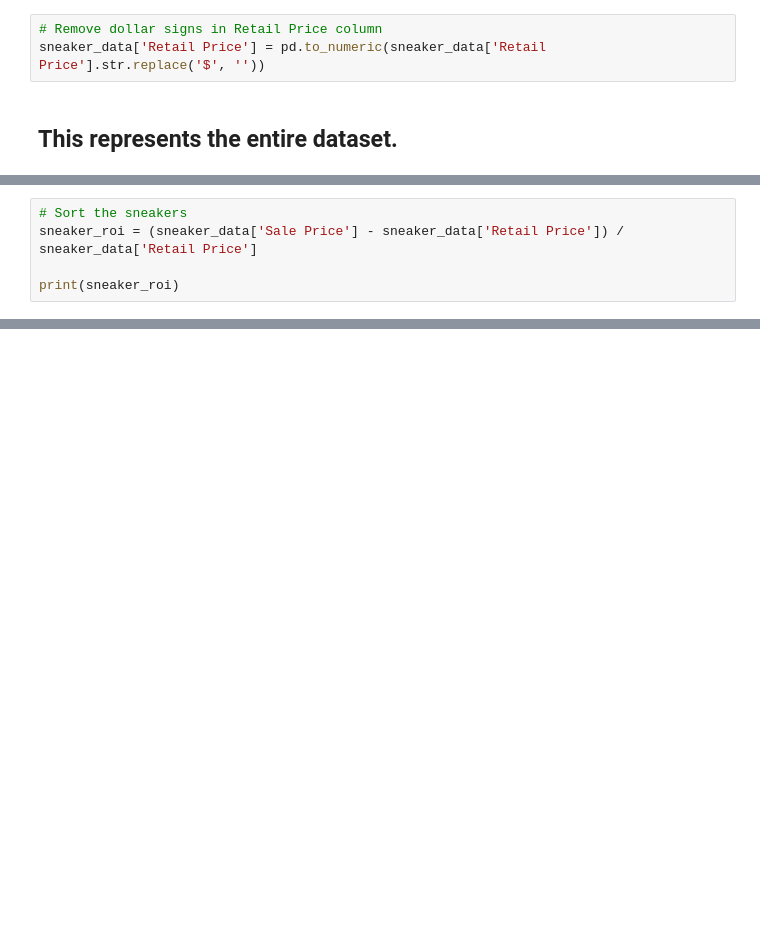
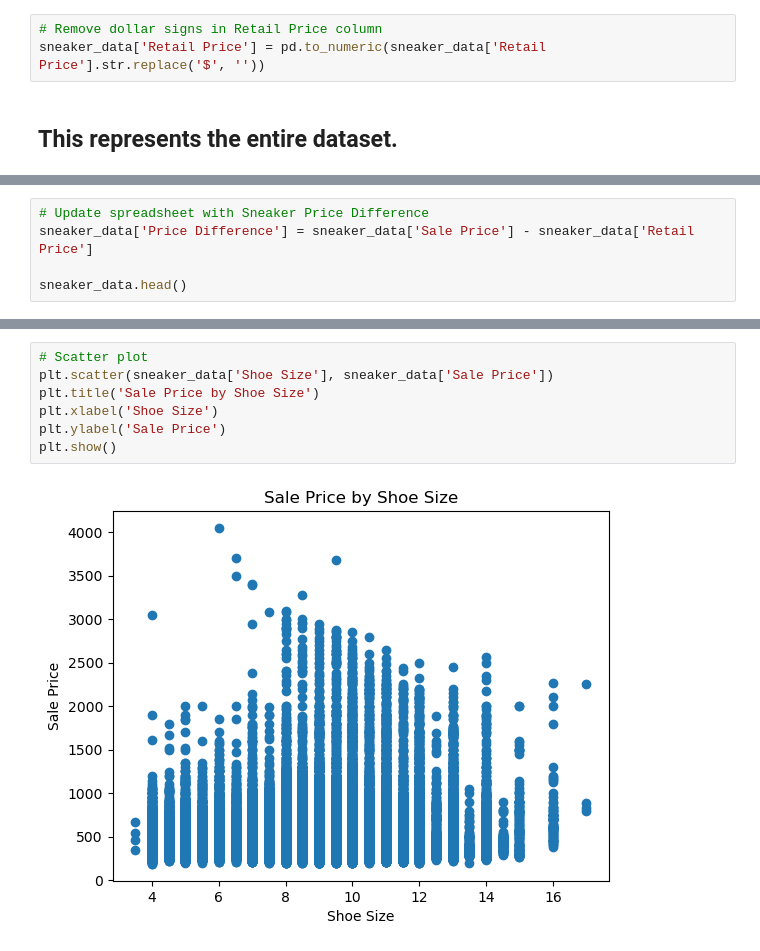
Before and after one commit to melissaa06/SNKRS_R_US, a Jupyter notebook: SneakerPy.ipynb, the cells around one changed output, grey strips where cells are left out. Saved outputs shown, nothing was run; the diff lists cells and outputs as text; blank space fills up the shorter version.

```diff
--- a/SneakerPy.ipynb
+++ b/SneakerPy.ipynb
@@ -63,6 +59,6 @@ plt.show()
 # %%
-# Sort the sneakers
-sneaker_roi = (sneaker_data['Sale Price'] - sneaker_data['Retail Price']) / sneaker_data['Retail Price']
+# Update spreadsheet with Sneaker Price Difference
+sneaker_data['Price Difference'] = sneaker_data['Sale Price'] - sneaker_data['Retail Price']
 
-print(sneaker_roi)
+sneaker_data.head()
 # %% [output]
@@ -80,0 +71,9 @@ Length: 99956, dtype: float64
+# %%
+# Scatter plot
+plt.scatter(sneaker_data['Shoe Size'], sneaker_data['Sale Price'])
+plt.title('Sale Price by Shoe Size')
+plt.xlabel('Shoe Size')
+plt.ylabel('Sale Price')
+plt.show()
+# %% [output]
+[figure, added]
```
Also changed, not shown: parts of 8 cells of this notebook.
